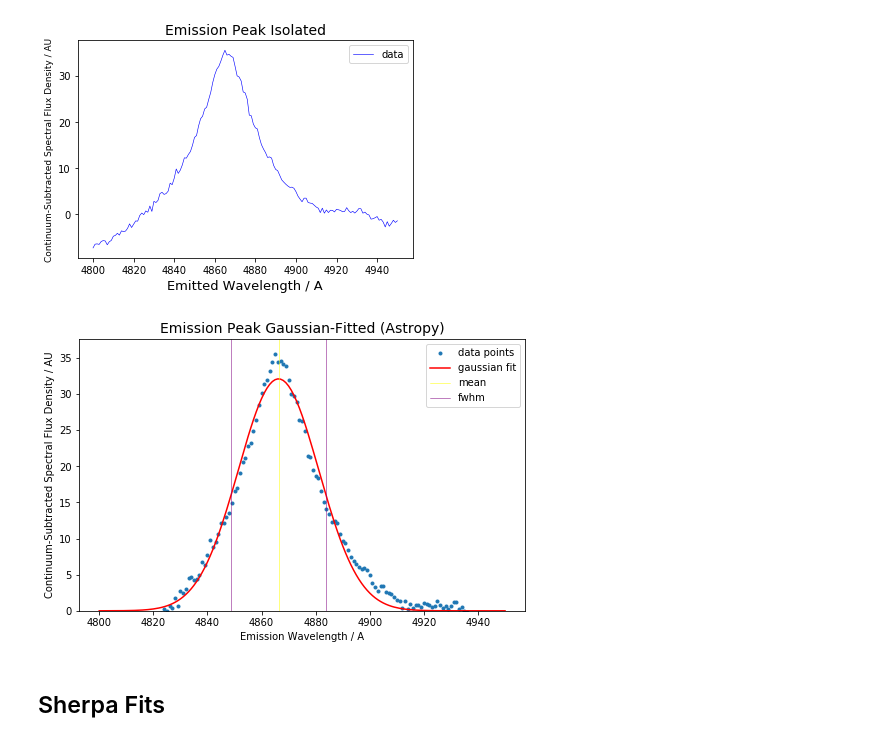
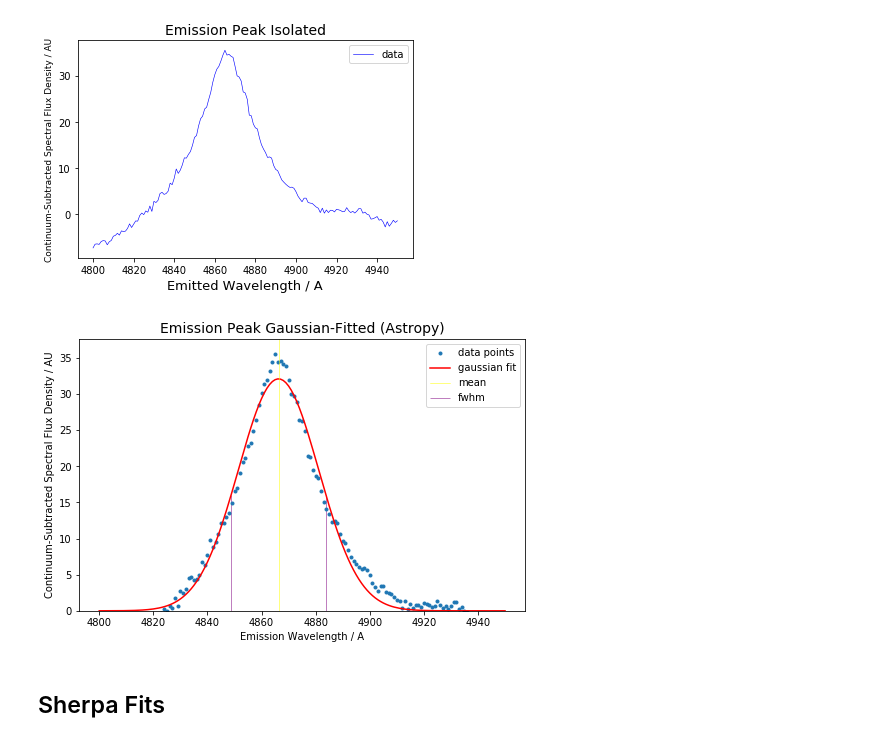
Before and after one commit to spyphyz/curve_fit, a Jupyter notebook: curve_fit_spectrograph.ipynb, the cells around one changed output. Cells and saved outputs as stored; diff of their text form; code cells hidden in the pictures.

```diff
--- a/curve_fit_spectrograph.ipynb
+++ b/curve_fit_spectrograph.ipynb
@@ -124,35 +139,35 @@ y = df2['flux_minus_top_minus15']
 # %%
 # Fit the data using a box model
 # Insert best guesses for model parameters
 #t_init = models.Trapezoid1D(amplitude=58, x_0=2797., width=200, slope=0.5)
 #fit_t = fitting.LevMarLSQFitter()
 #t = fit_t(t_init, x, y)
 
 # Fit the data using a Gaussian
 # set mean as the rest emission wavelength for species (e.g. Mg II)
 g_init = models.Gaussian1D(amplitude=40, mean=4861, stddev=25)
 fit_g = fitting.LevMarLSQFitter()
 g = fit_g(g_init, x, y)
 
 # Plot the data with the best-fit model
 plt.figure(figsize=(8,5))
 plt.plot(x, y, '.', label='data points')
 plt.plot(x, g(x), label='gaussian fit', color='red')
 
 plt.axvline(x=g.mean.value, label='mean', color='yellow', lw=0.5)
-plt.axvline(x=g.mean.value+0.5*g.fwhm, label='fwhm', color='purple', lw=0.5)
-plt.axvline(x=g.mean.value-0.5*g.fwhm, color='purple', lw=0.5)
+plt.vlines(x=g.mean.value+0.5*g.fwhm, ymin=0, ymax=g(g.mean.value+0.5*g.fwhm), label='fwhm', color='purple', lw=0.5)
+plt.vlines(x=g.mean.value-0.5*g.fwhm, ymin=0, ymax=g(g.mean.value-0.5*g.fwhm), color='purple', lw=0.5)
 
 #plt.plot(x, t(x), label='Trapezoid')
 
 plt.title('Emission Peak Gaussian-Fitted (Astropy)', fontsize=14, color='black')
 plt.xlabel('Emission Wavelength / A')
 plt.ylabel('Continuum-Subtracted Spectral Flux Density / AU')
 plt.ylim(0,)
 plt.legend()
-plt.savefig(os.path.join(path, 'Hbeta_curve_fit.png'), dpi = 1080)
+plt.savefig(os.path.join(path, 'species_curve_fit.png'), dpi = 1080)
 # %% [output]
-[figure, old version]
+[figure, new version]
 # %%
 # this prints the model output parameters after fitting
 print(g)
```
Also changed, not shown: parts of 11 cells of this notebook.
